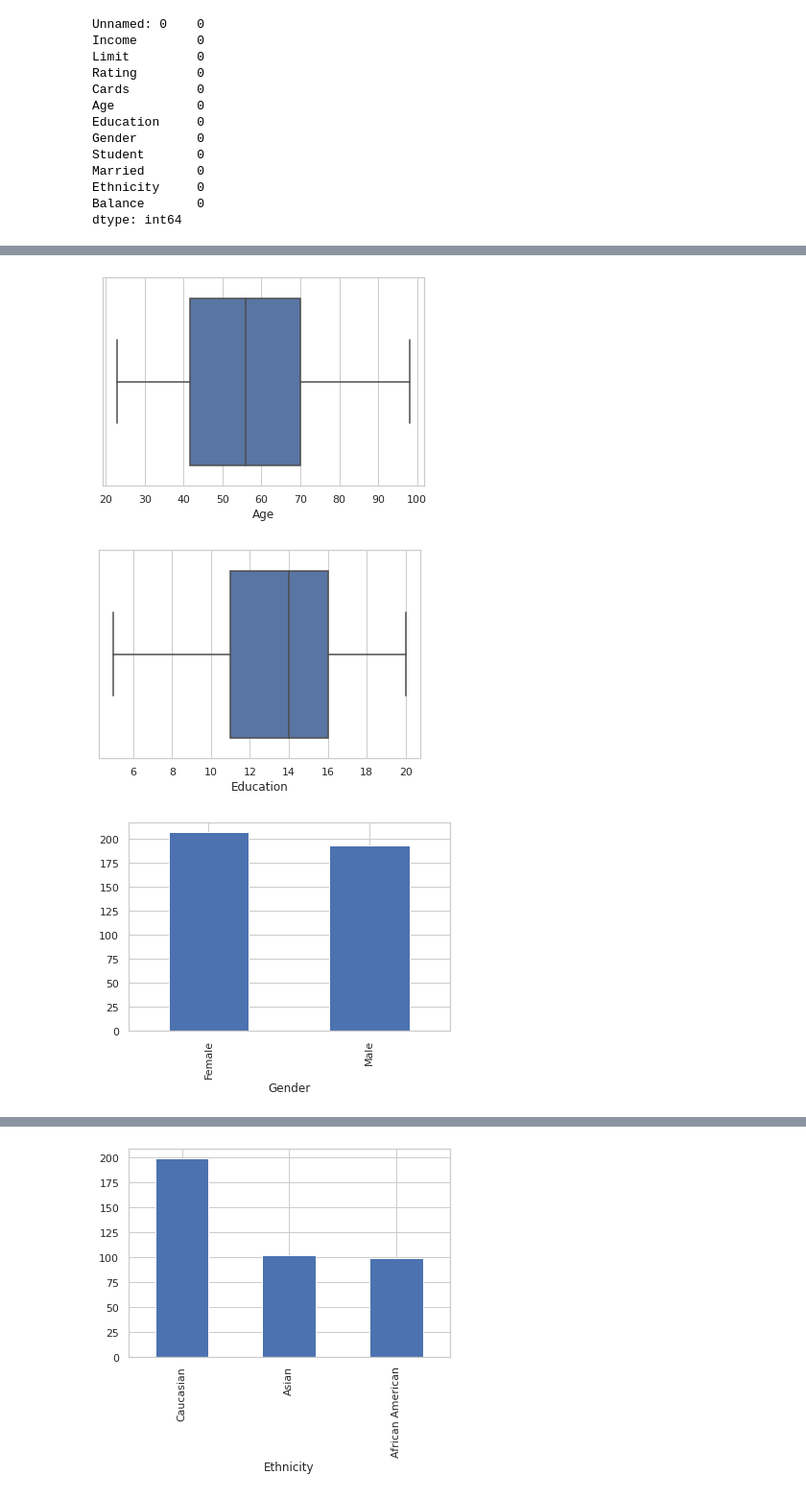
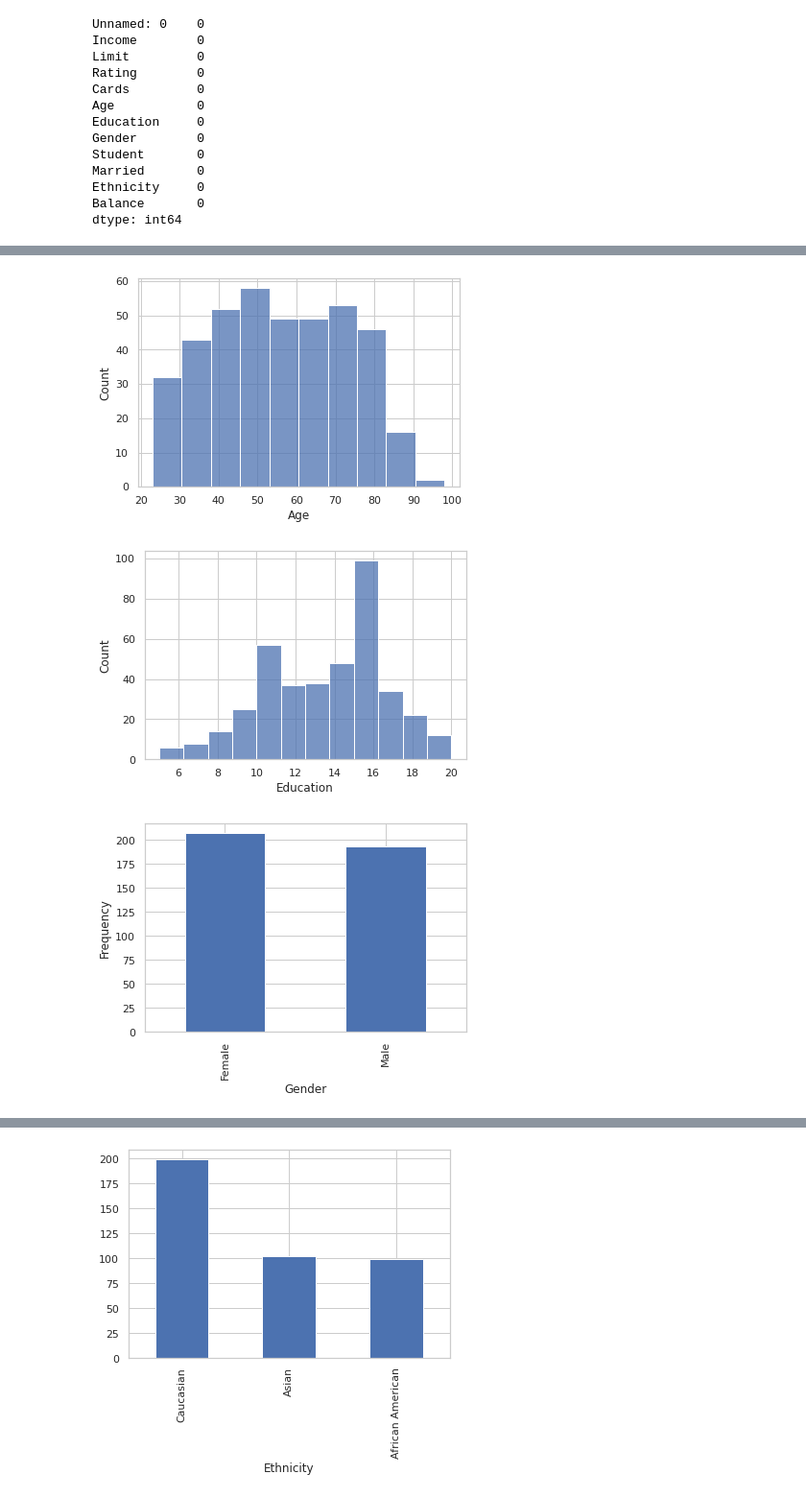
Before and after one commit to ahmedopolis/YCBS-255-Statistical-Machine-Learning, a Jupyter notebook: Assignments/Assignment 2/Assignment02_mcgill_ahmedibrahim.ipynb, the cells around one changed output, grey strips where cells are left out. Shown at 96% size. Cells and saved outputs as stored; diff of their text form; code cells hidden in the pictures.

```diff
--- a/Assignments/Assignment 2/Assignment02_ahmedibrahim.ipynb
+++ b/Assignments/Assignment 2/Assignment02_mcgill_ahmedibrahim.ipynb
@@ -185,19 +196,20 @@ plt.show()
 # %%
-sns.boxplot(x=credit_data['Age'])
+sns.histplot(x=credit_data['Age'])
 plt.show()
 # %% [output]
-[figure, old version]
+[figure, new version]
 # %%
-sns.boxplot(x=credit_data['Education'])
+sns.histplot(x=credit_data['Education'])
 plt.show()
 # %% [output]
-[figure, old version]
+[figure, new version]
 # %%
 credit_data['Gender'].value_counts().plot(kind='bar')
 plt.xlabel('Gender')
+plt.ylabel('Frequency')
 plt.show()
 # %% [output]
-[figure, old version]
+[figure, new version]
 # %%
 credit_data['Student'].value_counts().plot(kind='bar')
 plt.xlabel('Student')
```
Also changed, not shown: parts of 69 cells of this notebook.
